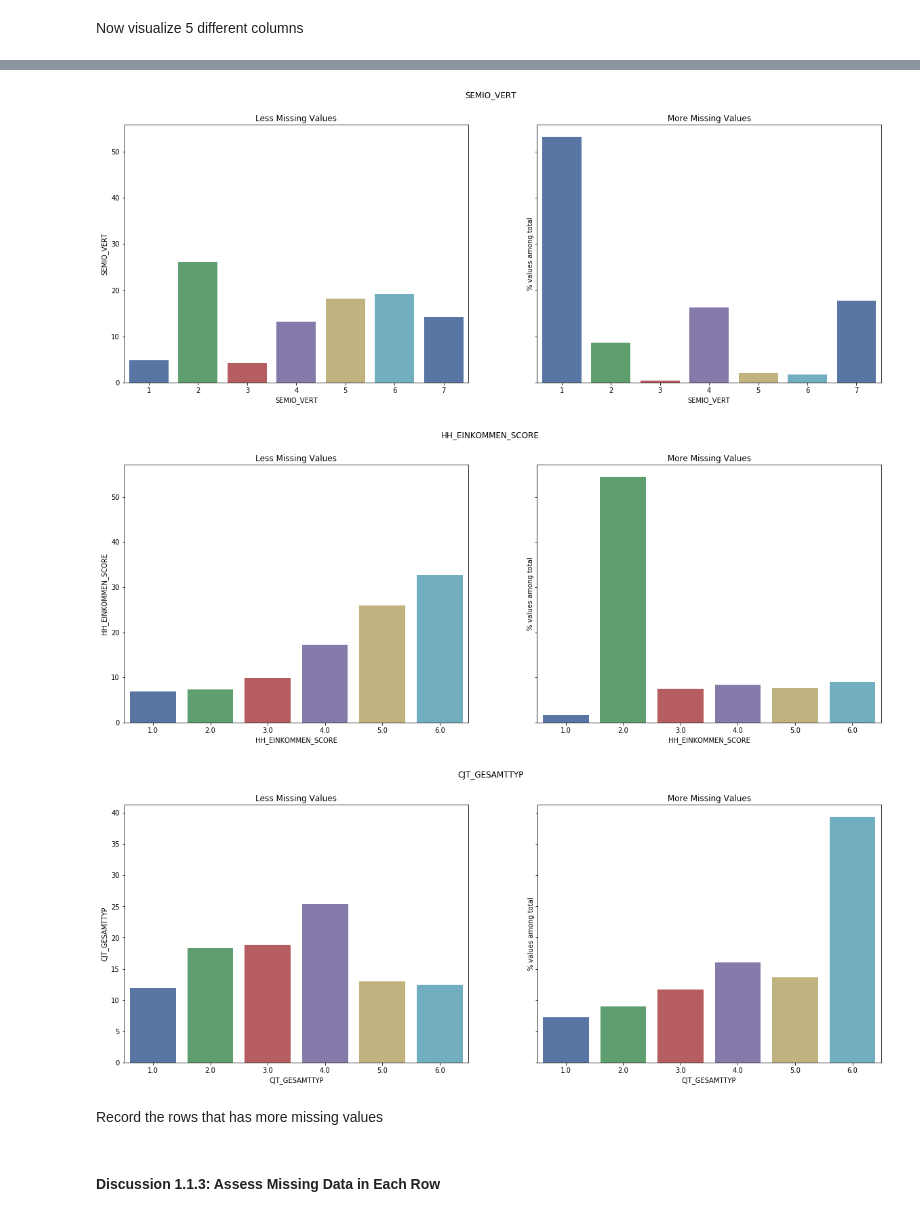
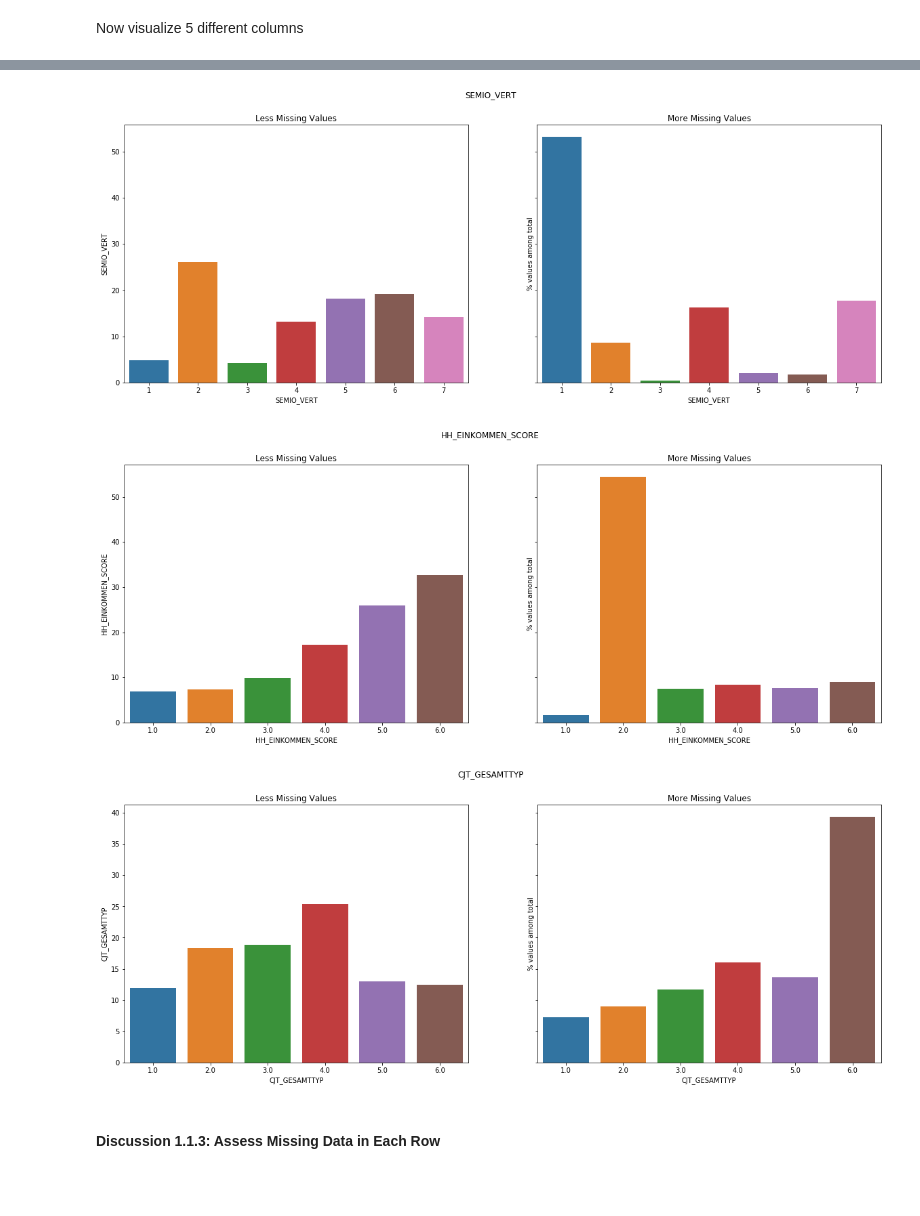
Before and after one commit to chen-bowen/Data_Science_Portfolio, a Jupyter notebook: Project 3 - Identify Customer Segementation/Identify_Customer_Segments.ipynb, the cells around one changed output, grey strips where cells are left out. Cells and saved outputs as stored; diff of their text form; code cells hidden in the pictures; blank space fills up the shorter version.

```diff
--- a/Project 3 - Identify Customer Segementation/Identify_Customer_Segments.ipynb
+++ b/Project 3 - Identify Customer Segementation/Identify_Customer_Segments.ipynb
@@ -95,8 +94,8 @@ feat_info['missing_or_unknown'].replace({'[-1,X]': '[-1,"X"]',
                                           '[XX]': '["XX"]'}, inplace = True)
 encodings = feat_info.set_index('attribute')['missing_or_unknown'].to_dict()
 encodings = {key: {k: np.nan for k in literal_eval(value)} for key, value in encodings.items()}
-for i in encodings:
-    azdias[i].replace(encodings[i], inplace = True)
+for column,mapping in encodings.items():
+    azdias[column].replace(mapping, inplace = True)
 # %% [markdown]
 #### Step 1.1.2: Assess Missing Data in Each Column
 
@@ -177,16 +188,15 @@ def visualizeDistAzdias(azdias_nullcnt_row, column, threshold = 30):
     fig, (ax1, ax2) = plt.subplots(1, 2, sharey = True, figsize = (20, 7))
     ax1.set_title('Less Missing Values')
     ax2.set_title('More Missing Values')
-    sns.barplot(x = column, y = column, ax = ax1, palette="deep",
+    sns.barplot(x = column, y = column, ax = ax1,
             data = azdias_lessNull, estimator= lambda x: len(x)/len(azdias_lessNull)* 100)
-    sns.barplot(x = column, y = column, ax = ax2, palette="deep",
+    sns.barplot(x = column, y = column, ax = ax2,
             data = azdias_moreNull, estimator= lambda x: len(x)/len(azdias_moreNull)* 100)
     plt.ylabel('% values among total')
     plt.suptitle(column)
 # %% [markdown]
 Now visualize 5 different columns
 # %%
-with active_session():
-    for i in ['GFK_URLAUBERTYP', 'SEMIO_REL','SEMIO_VERT', 'HH_EINKOMMEN_SCORE', 'CJT_GESAMTTYP']:
-        visualizeDistAzdias(azdias_nullcnt_row, i, 10)
+for i in ['GFK_URLAUBERTYP', 'SEMIO_REL','SEMIO_VERT', 'HH_EINKOMMEN_SCORE', 'CJT_GESAMTTYP']:
+    visualizeDistAzdias(azdias_nullcnt_row, i, 10)
 # %% [output]
@@ -195,5 +205,3 @@ with active_session():
-[figure, old version]
+[figure, new version]
-[figure, old version]
+[figure, new version]
-[figure, old version]
+[figure, new version]
-# %% [markdown]
-Record the rows that has more missing values
```
Also changed, not shown: parts of 97 cells of this notebook, 1 other file.
